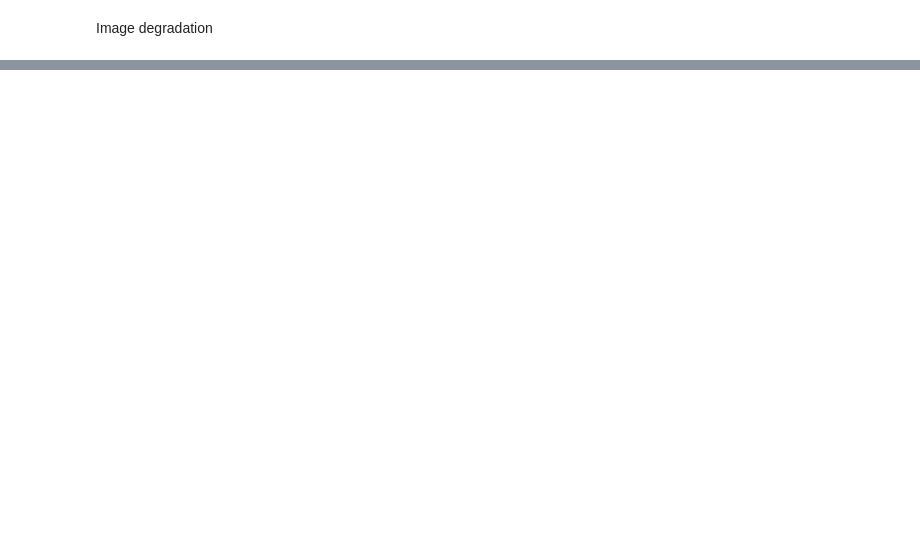
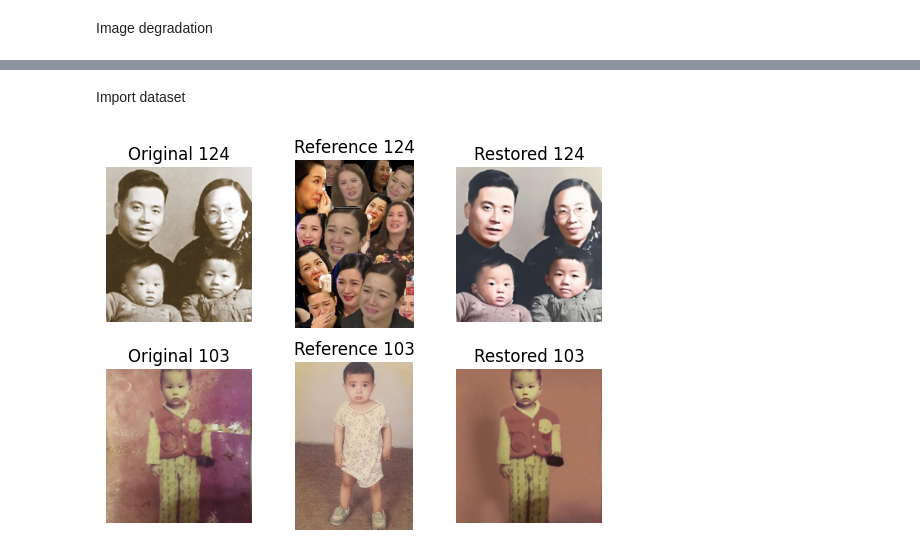
Before and after one commit to ValerioSpagnoli/Colorization-SuperResolution, a Jupyter notebook: notebook.ipynb, the cells around one changed output, grey strips where cells are left out. Saved outputs shown, nothing was run; the diff lists cells and outputs as text; code cells hidden in the pictures; blank space fills up the shorter version.

```diff
--- a/notebook.ipynb
+++ b/notebook.ipynb
@@ -78,3 +68,18 @@ def imshow(img):
+# %% [markdown]
+Import dataset
+# %%
+# Define the transformation to be applied on the images in the dataset
+transform = transforms.Compose([
+    transforms.ToTensor(),
+    transforms.Normalize((0.485, 0.456, 0.406), (0.229, 0.224, 0.225))])
+
+# Build dataset
+dataset = pikfix_dataset.PikFixData(data_dir + csv_file, data_dir, transform)
+
+# Plot some random samples
+plot_data.plot_random_samples(2, dataset)
+# %% [output]
+[figure, added]
 # %%
 train_loader = DataLoader(dataset=dataset, batch_size=1, shuffle=True)
 it = iter(train_loader)
```
Also changed, not shown: parts of 18 cells of this notebook, 6 other files.
